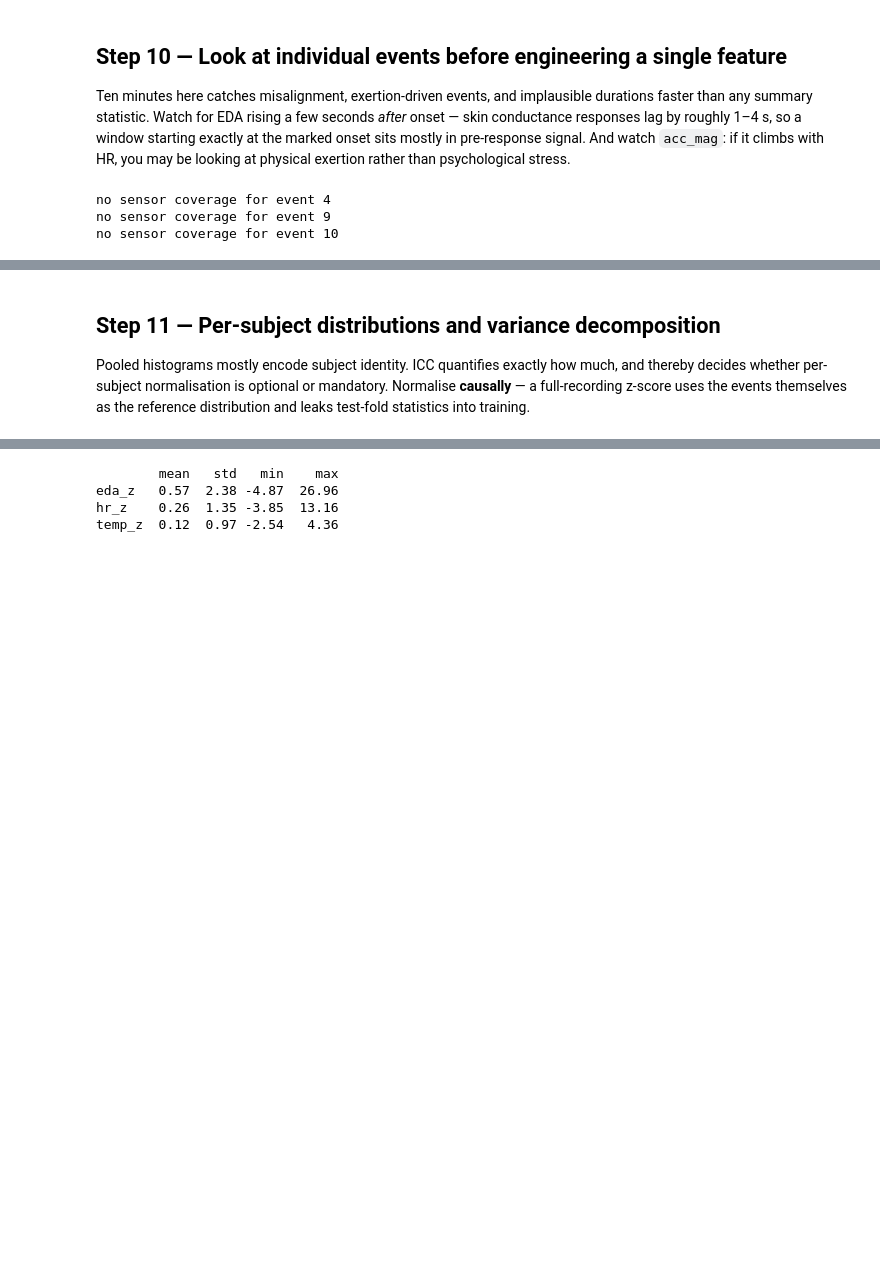
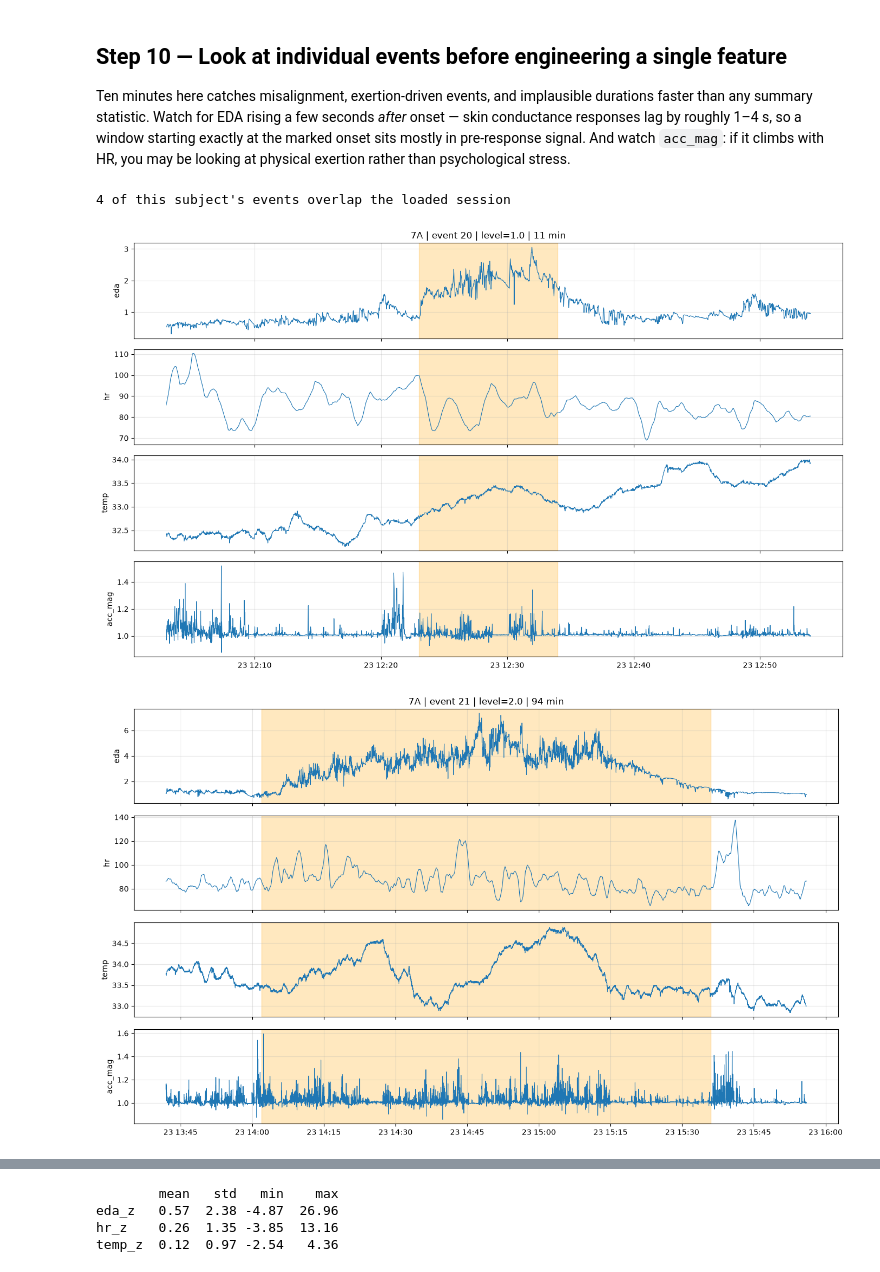
Before and after one commit to ElvisHan2022/nurse-stress-analysis, a Jupyter notebook: Eric/nurse_stress_exploration.ipynb, the cells around one changed output, grey strips where cells are left out. Saved outputs shown, nothing was run; the diff lists cells and outputs as text; code cells hidden in the pictures; blank space fills up the shorter version.

```diff
--- a/Eric/nurse_stress_exploration.ipynb
+++ b/Eric/nurse_stress_exploration.ipynb
@@ -671,23 +822,34 @@ exertion rather than psychological stress.
 # %%
 def plot_event(DL, event_id, pad_min=20):
     r = SV.loc[event_id]
     w = DL.loc[r.start_local_utc - pd.Timedelta(minutes=pad_min):
                r.end_local_utc   + pd.Timedelta(minutes=pad_min)]
     if w.empty:
         print('no sensor coverage for event', event_id); return
     cols = [c for c in ['eda', 'hr', 'temp', 'acc_mag'] if c in w]
     fig, ax = plt.subplots(len(cols), 1, figsize=(14, 2.1*len(cols)), sharex=True)
     for a, c in zip(np.atleast_1d(ax), cols):
         a.plot(w.index, w[c], lw=.8); a.set_ylabel(c)
         a.axvspan(r.start_local_utc, r.end_local_utc, color='orange', alpha=.25)
     np.atleast_1d(ax)[0].set_title(
         f'{r.subject} | event {event_id} | level={r["Stress level"]} | {r.duration_min:.0f} min')
     plt.tight_layout()
 
-ids = SV[(SV.subject == subject)].index
+# Only events that actually overlap the loaded session -- otherwise plot_event just reports
+# 'no sensor coverage' for events belonging to this subject's other sessions.
+ids = SV[(SV.subject == subject) &
+         (SV.end_local_utc   > DL.index[0]) &
+         (SV.start_local_utc < DL.index[-1])].index
+print(f'{len(ids)} of this subject\'s events overlap the loaded session')
 for e in ids[:3]:
     plot_event(DL, e)
+if len(ids) == 0:
+    print('None -- 64.5% of sessions contain no event at all. Try a session that does:')
+    cand2 = [(r.subject, r.folder) for _, r in S[~S.drop_tiny].iterrows()
+             if ((SV.subject == r.subject) & (SV.end_local_utc > r.start)
+                 & (SV.start_local_utc < r.end)).any()][:3]
+    print(cand2)
 # %% [output]
-no sensor coverage for event 4
-no sensor coverage for event 9
-no sensor coverage for event 10
+4 of this subject's events overlap the loaded session
+[figure, added]
+[figure, added]
@@ -694,7 +856,0 @@ no sensor coverage for event 10
-# %% [markdown]
-## Step 11 — Per-subject distributions and variance decomposition
-
-Pooled histograms mostly encode subject identity. ICC quantifies exactly how much, and thereby
-decides whether per-subject normalisation is optional or mandatory. Normalise **causally** —
-a full-recording z-score uses the events themselves as the reference distribution and leaks
-test-fold statistics into training.
```
Also changed, not shown: parts of 19 cells of this notebook, 2 other files.
